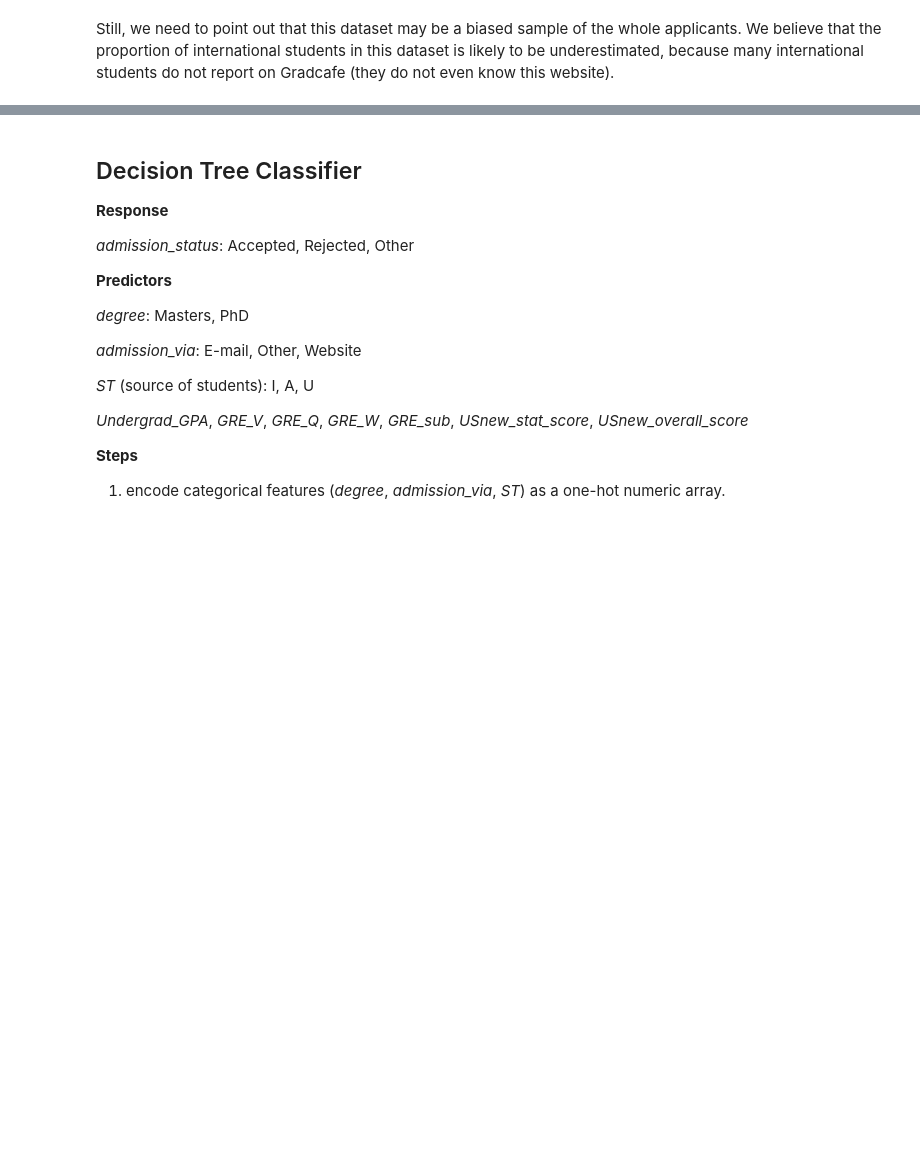
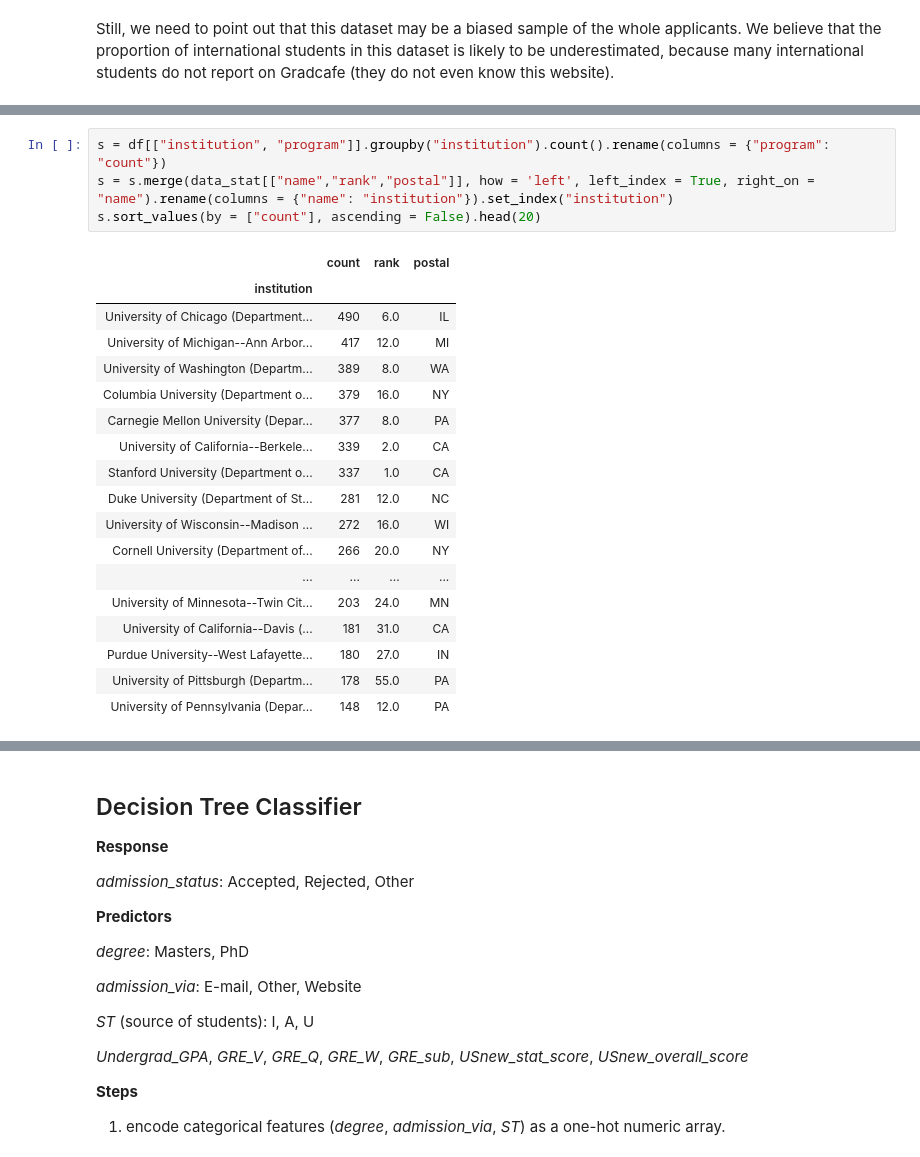
Before and after one commit to hango1996/Analysis-of-Gradcafe-Data, a Jupyter notebook: final_project-master/notebooks/EDA.ipynb, the cells around one changed output, grey strips where cells are left out. Cells and saved outputs as stored; diff of their text form; blank space fills up the shorter version.

```diff
--- a/final_project-master/notebooks/EDA.ipynb
+++ b/final_project-master/notebooks/EDA.ipynb
@@ -251,0 +303,23 @@ Still, we need to point out that this dataset may be a biased sample of the whol
+# %%
+s = df[["institution", "program"]].groupby("institution").count().rename(columns = {"program": "count"})
+s = s.merge(data_stat[["name","rank","postal"]], how = 'left', left_index = True, right_on = "name").rename(columns = {"name": "institution"}).set_index("institution")
+s.sort_values(by = ["count"], ascending = False).head(20)
+# %% [output]
+|  | count | rank | postal |
+| institution |  |  |  |
+| University of Chicago (Department... | 490 | 6.0 | IL |
+| University of Michigan--Ann Arbor... | 417 | 12.0 | MI |
+| University of Washington (Departm... | 389 | 8.0 | WA |
+| Columbia University (Department o... | 379 | 16.0 | NY |
+| Carnegie Mellon University (Depar... | 377 | 8.0 | PA |
+| University of California--Berkele... | 339 | 2.0 | CA |
+| Stanford University (Department o... | 337 | 1.0 | CA |
+| Duke University (Department of St... | 281 | 12.0 | NC |
+| University of Wisconsin--Madison ... | 272 | 16.0 | WI |
+| Cornell University (Department of... | 266 | 20.0 | NY |
+| ... | ... | ... | ... |
+| University of Minnesota--Twin Cit... | 203 | 24.0 | MN |
+| University of California--Davis (... | 181 | 31.0 | CA |
+| Purdue University--West Lafayette... | 180 | 27.0 | IN |
+| University of Pittsburgh (Departm... | 178 | 55.0 | PA |
+| University of Pennsylvania (Depar... | 148 | 12.0 | PA |
```
Also changed, not shown: parts of 41 cells of this notebook, 1 other file.
